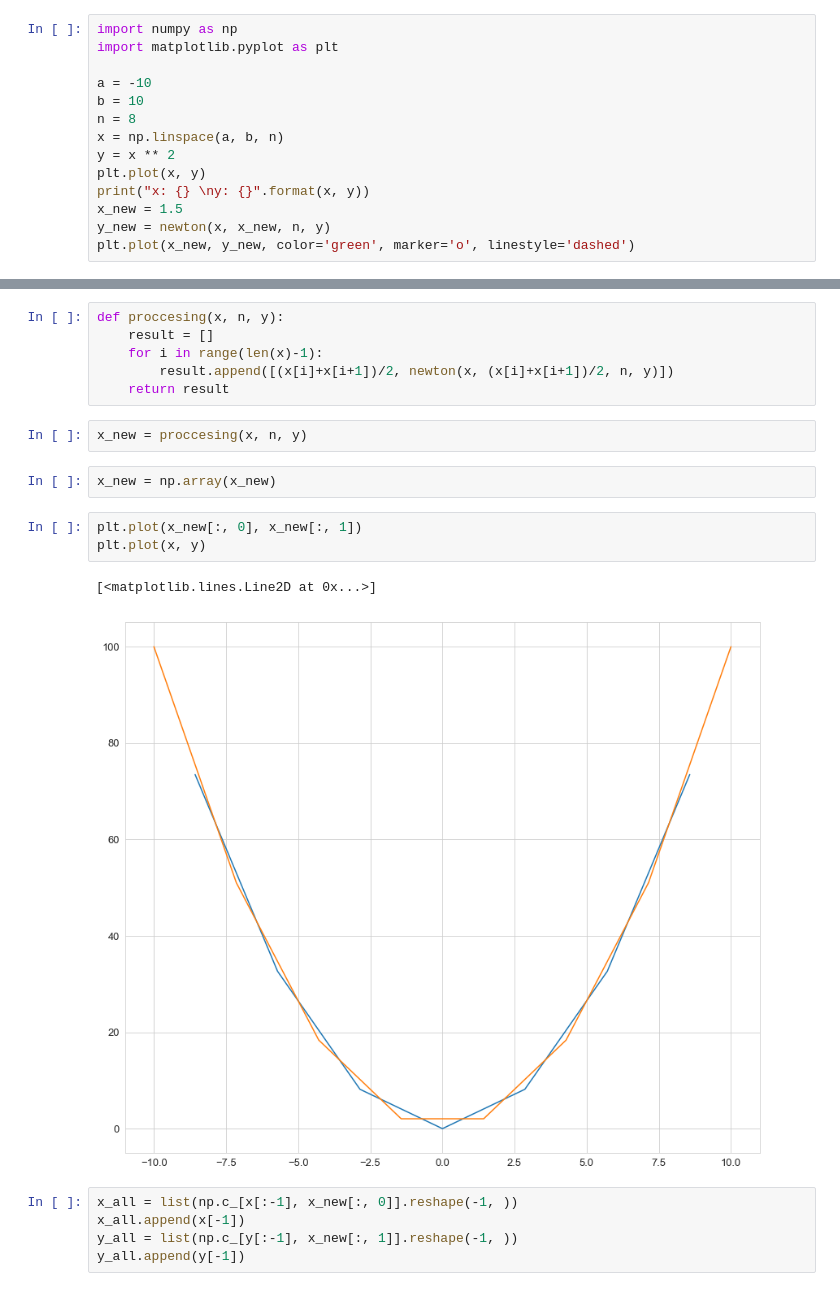
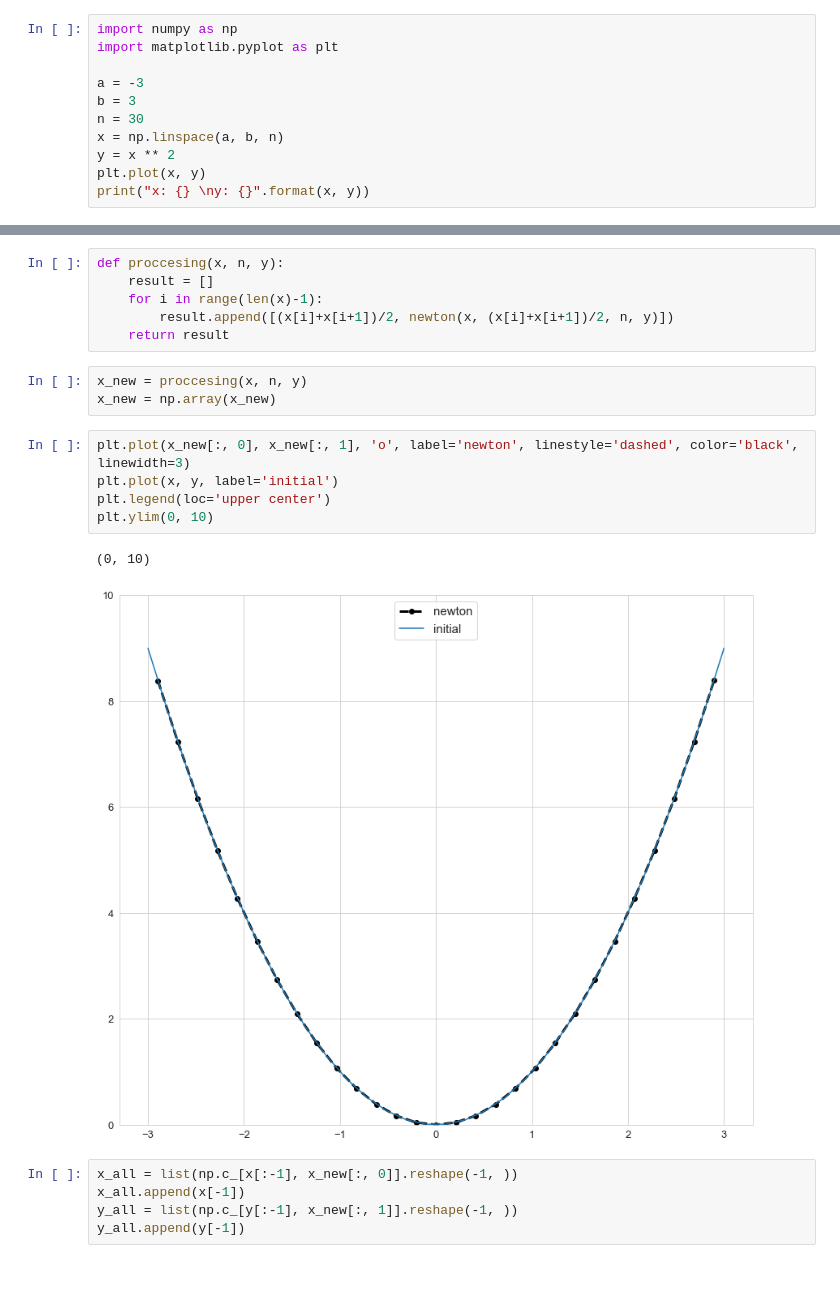
Before and after one commit to Dzhalolov/LabsForUniversity, a Jupyter notebook: Untitled.ipynb, the cells around one changed output, grey strips where cells are left out. Cells and saved outputs as stored; diff of their text form.

```diff
--- a/Untitled.ipynb
+++ b/Untitled.ipynb
@@ -42,14 +42,11 @@ def newton(x, x_new, n, y):
 import numpy as np
 import matplotlib.pyplot as plt
 
-a = -10
-b = 10
-n = 8
+a = -3
+b = 3
+n = 30
 x = np.linspace(a, b, n)
 y = x ** 2
 plt.plot(x, y)
 print("x: {} \ny: {}".format(x, y))
-x_new = 1.5
-y_new = newton(x, x_new, n, y)
-plt.plot(x_new, y_new, color='green', marker='o', linestyle='dashed')
 # %% [output]
@@ -67,14 +69,15 @@ def proccesing(x, n, y):
     return result
 # %%
 x_new = proccesing(x, n, y)
+x_new = np.array(x_new)
-# %%
-x_new = np.array(x_new)
 # %%
-plt.plot(x_new[:, 0], x_new[:, 1])
-plt.plot(x, y)
+plt.plot(x_new[:, 0], x_new[:, 1], 'o', label='newton', linestyle='dashed', color='black', linewidth=3)
+plt.plot(x, y, label='initial')
+plt.legend(loc='upper center')
+plt.ylim(0, 10)
 # %% [output]
-[<matplotlib.lines.Line2D at 0x...>]
+(0, 10)
-[figure, old version]
+[figure, new version]
 # %%
 x_all = list(np.c_[x[:-1], x_new[:, 0]].reshape(-1, ))
 x_all.append(x[-1])
```
Also changed, not shown: parts of 6 cells of this notebook.
